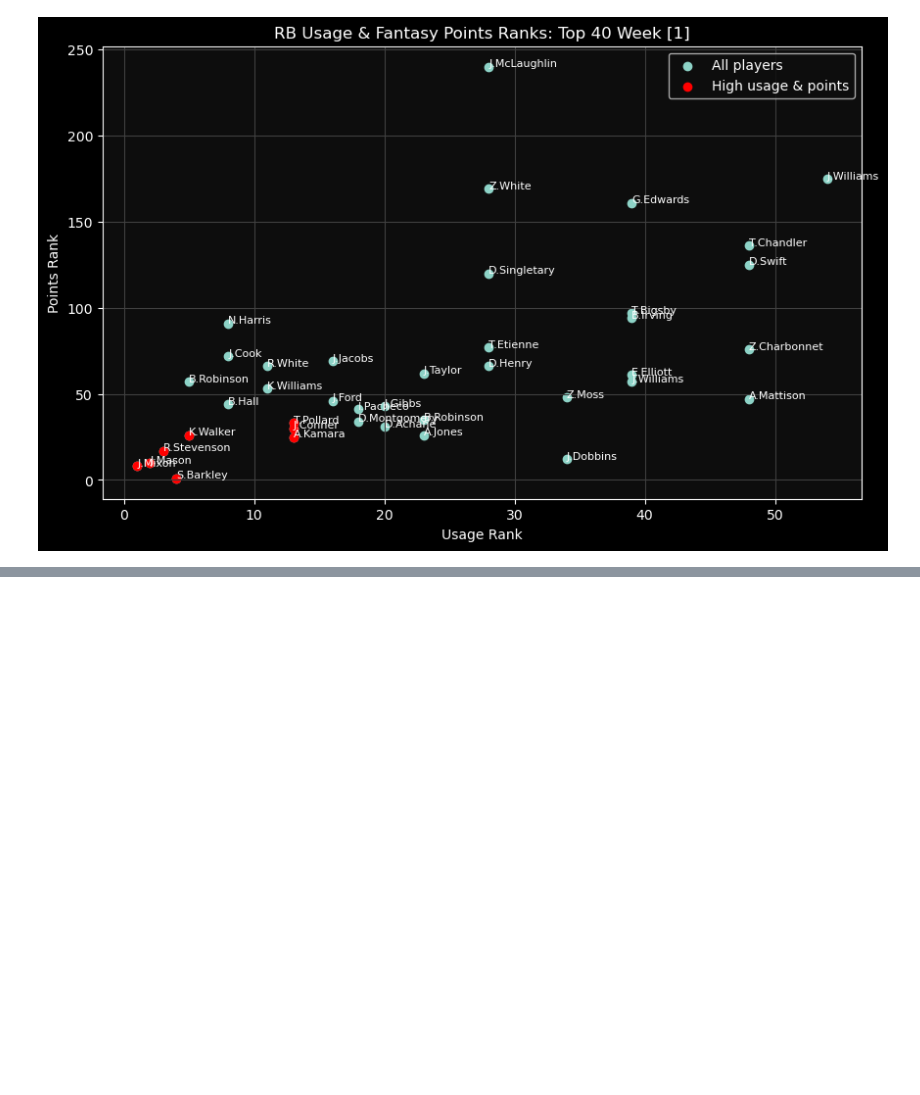
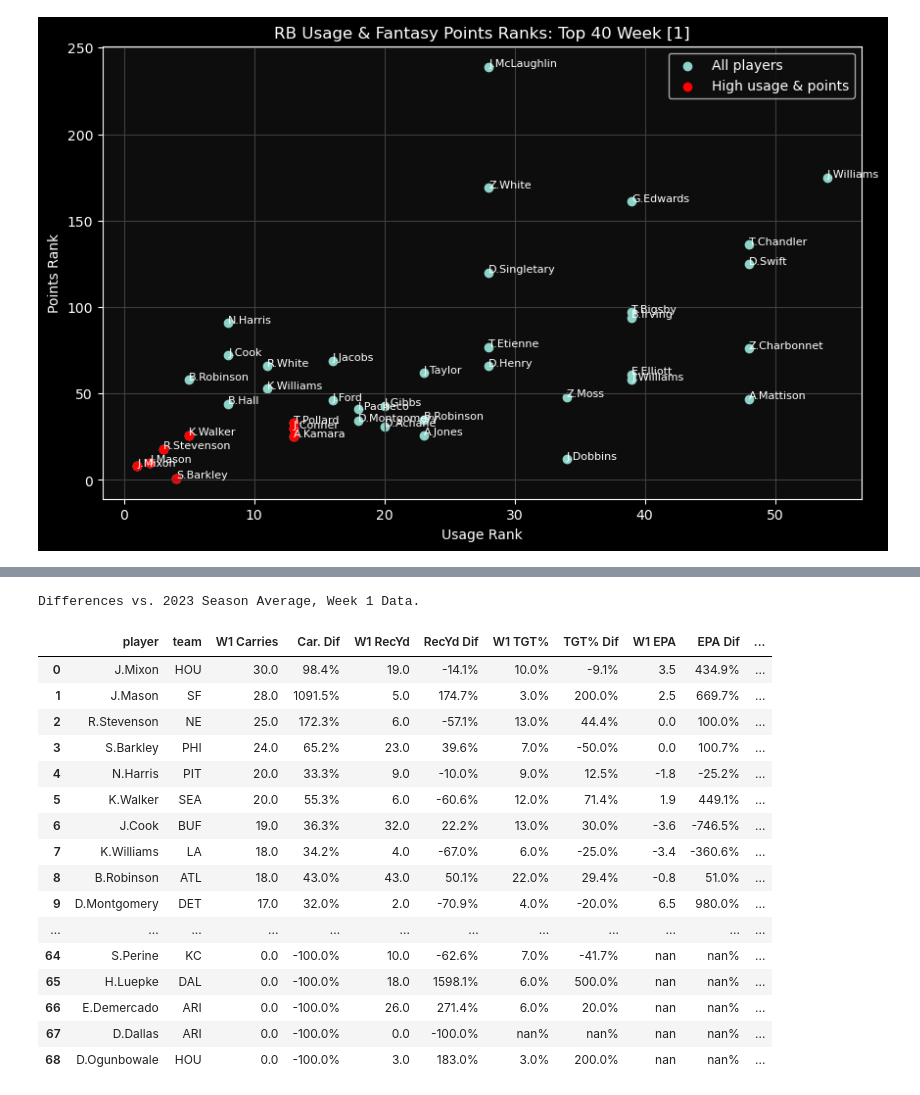
Before and after one commit to prestonf99/NFL-Fun, a Jupyter notebook: Library.ipynb, the cells around one changed output, grey strips where cells are left out. Cells and saved outputs as stored; diff of their text form; code cells hidden in the pictures; blank space fills up the shorter version.

```diff
--- a/Library.ipynb
+++ b/Library.ipynb
@@ -92,3 +90,24 @@ Differences vs. 2023 Season Average. Week [1] Data.
 | 109 | D.Davis | LAC | 0 | -100.0% | 0.00 | -100.0% | nan | nan% | nan | ... |
 | 110 | K.Raymond | DET | 0 | -100.0% | 0.00 | -100.0% | nan | nan% | nan | ... |
 | 111 | J.Dotson | WAS | 0 | -100.0% | 0.00 | -100.0% | -0.76 | -19.1% | 0.05 | ... |
+# %%
+tb.rb_usage(1)
+# %% [output]
+Differences vs. 2023 Season Average, Week 1 Data.
+|  | player | team | W1 Carries | Car. Dif | W1 RecYd | RecYd Dif | W1 TGT% | TGT% Dif | W1 EPA | EPA Dif | ... |
+| 0 | J.Mixon | HOU | 30.0 | 98.4% | 19.0 | -14.1% | 10.0% | -9.1% | 3.5 | 434.9% | ... |
+| 1 | J.Mason | SF | 28.0 | 1091.5% | 5.0 | 174.7% | 3.0% | 200.0% | 2.5 | 669.7% | ... |
+| 2 | R.Stevenson | NE | 25.0 | 172.3% | 6.0 | -57.1% | 13.0% | 44.4% | 0.0 | 100.0% | ... |
+| 3 | S.Barkley | PHI | 24.0 | 65.2% | 23.0 | 39.6% | 7.0% | -50.0% | 0.0 | 100.7% | ... |
+| 4 | N.Harris | PIT | 20.0 | 33.3% | 9.0 | -10.0% | 9.0% | 12.5% | -1.8 | -25.2% | ... |
+| 5 | K.Walker | SEA | 20.0 | 55.3% | 6.0 | -60.6% | 12.0% | 71.4% | 1.9 | 449.1% | ... |
+| 6 | J.Cook | BUF | 19.0 | 36.3% | 32.0 | 22.2% | 13.0% | 30.0% | -3.6 | -746.5% | ... |
+| 7 | K.Williams | LA | 18.0 | 34.2% | 4.0 | -67.0% | 6.0% | -25.0% | -3.4 | -360.6% | ... |
+| 8 | B.Robinson | ATL | 18.0 | 43.0% | 43.0 | 50.1% | 22.0% | 29.4% | -0.8 | 51.0% | ... |
+| 9 | D.Montgomery | DET | 17.0 | 32.0% | 2.0 | -70.9% | 4.0% | -20.0% | 6.5 | 980.0% | ... |
+| ... | ... | ... | ... | ... | ... | ... | ... | ... | ... | ... | ... |
+| 64 | S.Perine | KC | 0.0 | -100.0% | 10.0 | -62.6% | 7.0% | -41.7% | nan | nan% | ... |
+| 65 | H.Luepke | DAL | 0.0 | -100.0% | 18.0 | 1598.1% | 6.0% | 500.0% | nan | nan% | ... |
+| 66 | E.Demercado | ARI | 0.0 | -100.0% | 26.0 | 271.4% | 6.0% | 20.0% | nan | nan% | ... |
+| 67 | D.Dallas | ARI | 0.0 | -100.0% | 0.0 | -100.0% | nan% | nan% | nan | nan% | ... |
+| 68 | D.Ogunbowale | HOU | 0.0 | -100.0% | 3.0 | 183.0% | 3.0% | 200.0% | nan | nan% | ... |
```
Also changed, not shown: parts of 8 cells of this notebook, 1 other file.
